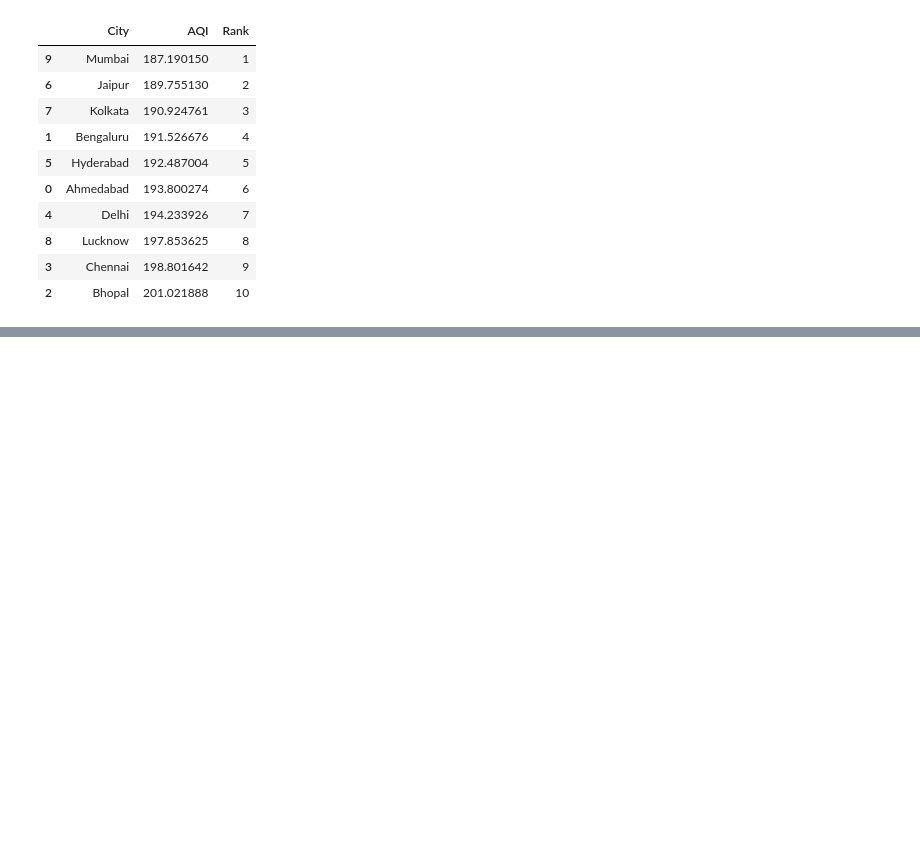
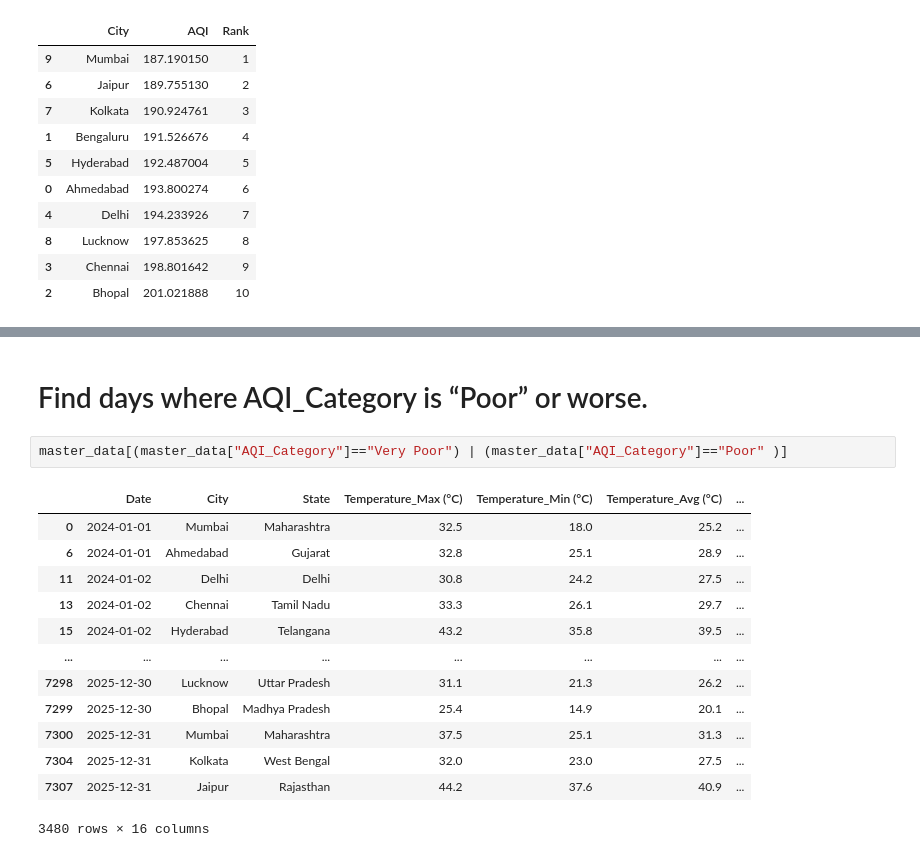
Before and after one commit to MuraliAirody/PyAi_Foundation, a Jupyter notebook: Practice/climate.ipynb, the cells around one changed output, grey strips where cells are left out. Saved outputs shown, nothing was run; the diff lists cells and outputs as text; blank space fills up the shorter version.

Commit message:
avg wind speed, AQL 'Poor' and 'very Poor'

```diff
--- a/Practice/climate.ipynb
+++ b/Practice/climate.ipynb
@@ -413,0 +430,18 @@ result.sort_values("Rank")
+# %% [markdown]
+# Find days where AQI_Category is “Poor” or worse.
+# %%
+master_data[(master_data["AQI_Category"]=="Very Poor") | (master_data["AQI_Category"]=="Poor" )]
+# %% [output]
+|  | Date | City | State | Temperature_Max (°C) | Temperature_Min (°C) | Temperature_Avg (°C) | ... |
+| 0 | 2024-01-01 | Mumbai | Maharashtra | 32.5 | 18.0 | 25.2 | ... |
+| 6 | 2024-01-01 | Ahmedabad | Gujarat | 32.8 | 25.1 | 28.9 | ... |
+| 11 | 2024-01-02 | Delhi | Delhi | 30.8 | 24.2 | 27.5 | ... |
+| 13 | 2024-01-02 | Chennai | Tamil Nadu | 33.3 | 26.1 | 29.7 | ... |
+| 15 | 2024-01-02 | Hyderabad | Telangana | 43.2 | 35.8 | 39.5 | ... |
+| ... | ... | ... | ... | ... | ... | ... | ... |
+| 7298 | 2025-12-30 | Lucknow | Uttar Pradesh | 31.1 | 21.3 | 26.2 | ... |
+| 7299 | 2025-12-30 | Bhopal | Madhya Pradesh | 25.4 | 14.9 | 20.1 | ... |
+| 7300 | 2025-12-31 | Mumbai | Maharashtra | 37.5 | 25.1 | 31.3 | ... |
+| 7304 | 2025-12-31 | Kolkata | West Bengal | 32.0 | 23.0 | 27.5 | ... |
+| 7307 | 2025-12-31 | Jaipur | Rajasthan | 44.2 | 37.6 | 40.9 | ... |
+3480 rows × 16 columns
```
Also changed, not shown: parts of 5 cells of this notebook.
